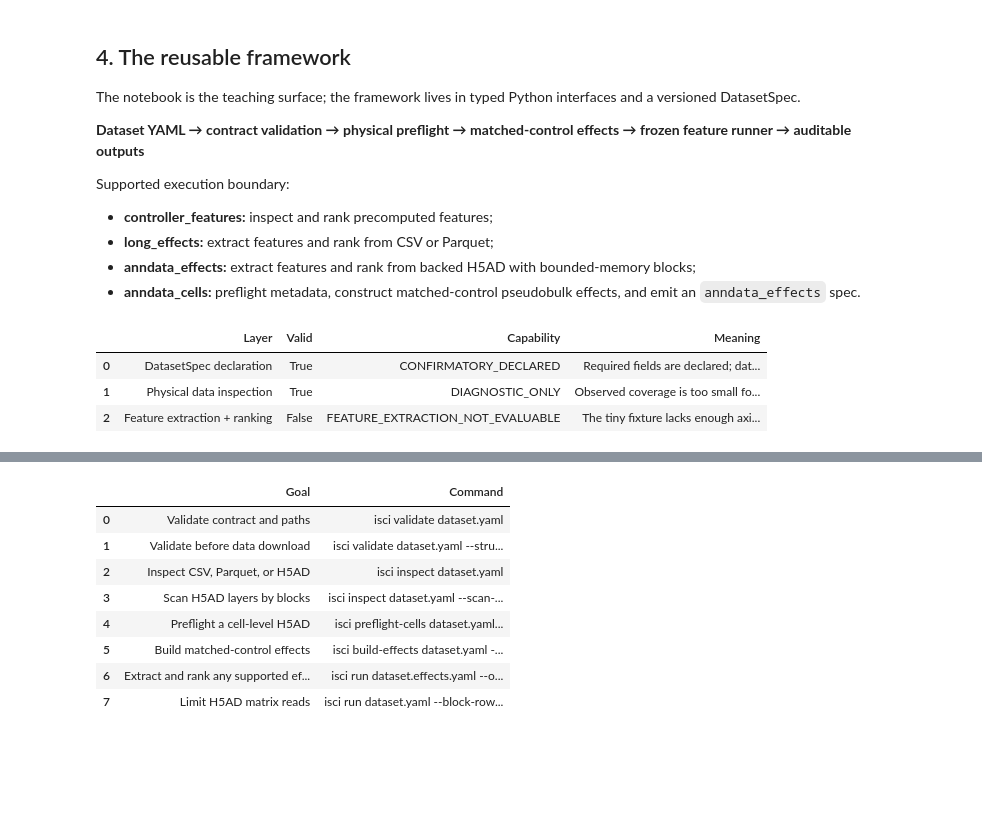
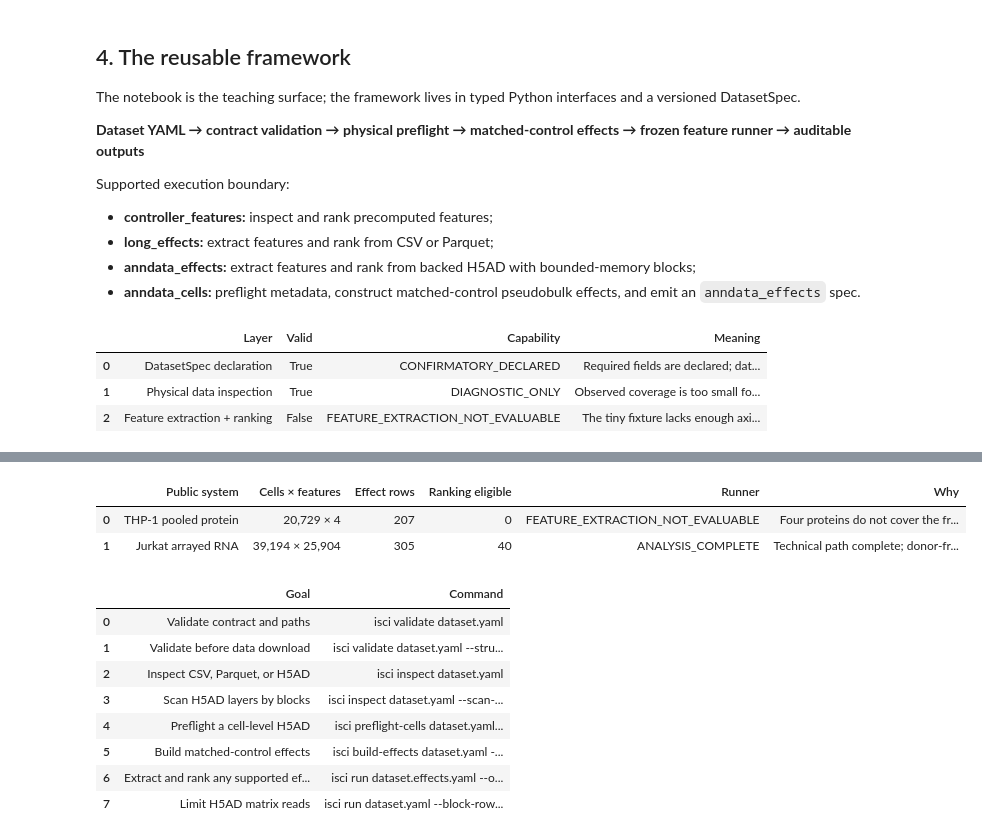
Before and after one commit to anetoc/ISCI-hackathon, a Jupyter notebook: notebooks/ISCI_Researcher_Track_Walkthrough.ipynb, the cells around one changed output, grey strips where cells are left out. Saved outputs shown, nothing was run; the diff lists cells and outputs as text; code cells hidden in the pictures; blank space fills up the shorter version.

Commit message:
docs: demonstrate arrayed RNA portability

```diff
--- a/notebooks/ISCI_Researcher_Track_Walkthrough.ipynb
+++ b/notebooks/ISCI_Researcher_Track_Walkthrough.ipynb
@@ -189,33 +189,59 @@ cell_pipeline_summary = pd.DataFrame([
     },
     {
         "Stage": "Matched-control effect construction",
         "Input": f'{cell_smoke["perturbation_conditions_ready"]} perturbation units',
         "Output": f'{build_smoke["build"]["effect_rows"]} effect rows × {build_smoke["build"]["effect_features"]} proteins',
         "Status": build_smoke["status"],
         "Biological verdict": build_smoke["biological_verdict"],
     },
     {
         "Stage": "Frozen ISCI feature gate",
         "Input": "Generated anndata_effects spec",
         "Output": (
             f'{build_smoke["downstream"]["ranking_eligible_rows"]} ranking-eligible; '
             f'{build_smoke["downstream"]["missing_specificity_rows"]}/72 lack axis coverage; '
             f'{build_smoke["downstream"]["missing_reproducibility_rows"]}/72 lack reproducibility'
         ),
         "Status": build_smoke["downstream"]["runner_status"],
         "Biological verdict": build_smoke["biological_verdict"],
     },
 ])
 display(cell_pipeline_summary)
+
+arrayed_smoke = json.loads(
+    (ROOT / "outputs/hackathon/arrayed_rna_effect_build_smoke.json").read_text()
+)
+external_path_comparison = pd.DataFrame([
+    {
+        "Public system": "THP-1 pooled protein",
+        "Cells × features": f'{build_smoke["build"]["source_cells"]:,} × {build_smoke["build"]["effect_features"]:,}',
+        "Effect rows": build_smoke["build"]["effect_rows"],
+        "Ranking eligible": build_smoke["downstream"]["ranking_eligible_rows"],
+        "Runner": build_smoke["downstream"]["runner_status"],
+        "Why": "Four proteins do not cover the frozen CD4+ axes.",
+    },
+    {
+        "Public system": "Jurkat arrayed RNA",
+        "Cells × features": f'{arrayed_smoke["preflight"]["source_cells"]:,} × {arrayed_smoke["preflight"]["source_features"]:,}',
+        "Effect rows": arrayed_smoke["build"]["effect_rows"],
+        "Ranking eligible": arrayed_smoke["downstream"]["ranking_eligible_rows"],
+        "Runner": arrayed_smoke["downstream"]["runner_status"],
+        "Why": "Technical path complete; donor-free cell line remains diagnostic.",
+    },
+])
+display(external_path_comparison)
 # %% [output]
 |  | Layer | Valid | Capability | Meaning |
 | 0 | DatasetSpec declaration | True | CONFIRMATORY_DECLARED | Required fields are declared; dat... |
 | 1 | Physical data inspection | True | DIAGNOSTIC_ONLY | Observed coverage is too small fo... |
 | 2 | Feature extraction + ranking | False | FEATURE_EXTRACTION_NOT_EVALUABLE | The tiny fixture lacks enough axi... |
 |  | Stage | Input | Output | Status | Biological verdict |
 | 0 | Metadata preflight | 20,729 cells × 4 proteins | 216 supported strata | DIAGNOSTIC_ONLY | NOT_ISSUED |
 | 1 | Matched-control effect construction | 72 perturbation units | 207 effect rows × 4 proteins | DIAGNOSTIC_EFFECTS_BUILT | NOT_ISSUED |
 | 2 | Frozen ISCI feature gate | Generated anndata_effects spec | 0 ranking-eligible; 72/72 lack ax... | FEATURE_EXTRACTION_NOT_EVALUABLE | NOT_ISSUED |
+|  | Public system | Cells × features | Effect rows | Ranking eligible | Runner | Why |
+| 0 | THP-1 pooled protein | 20,729 × 4 | 207 | 0 | FEATURE_EXTRACTION_NOT_EVALUABLE | Four proteins do not cover the fr... |
+| 1 | Jurkat arrayed RNA | 39,194 × 25,904 | 305 | 40 | ANALYSIS_COMPLETE | Technical path complete; donor-fr... |
 # %%
 commands = pd.DataFrame([
     {"Goal": "Validate contract and paths", "Command": "isci validate dataset.yaml"},
```
Also changed, not shown: parts of 2 cells of this notebook, 5 other files.
